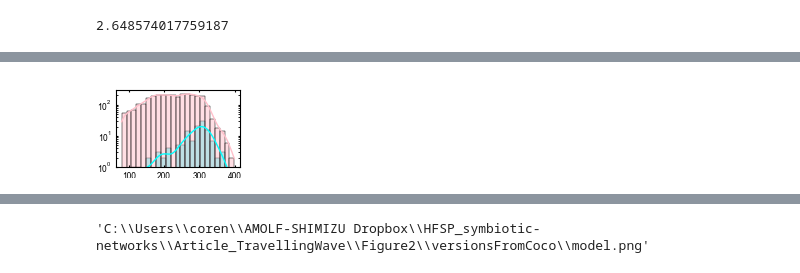
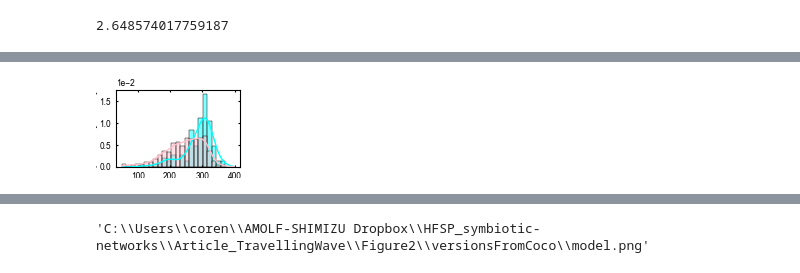
Before and after one commit to Cocopyth/local_amf, a Jupyter notebook: data/Figures_paper/Final_figure/Figure3.ipynb, the cells around one changed output, grey strips where cells are left out. Drawn from its saved outputs; the diff is of its cells as text; code cells hidden in the pictures.

```diff
--- a/data/Figures_paper/Final_figure/Figure3.ipynb
+++ b/data/Figures_paper/Final_figure/Figure3.ipynb
@@ -444,3 +477,27 @@ plt.savefig(os.path.join(path_figure,'Figure3C.pdf'), bbox_inches='tight',transp
+# %%
+def select_movement(plate_id, time_hypha_info, min_num_occ=1):
+    time_hypha_plate = time_hypha_info.loc[time_hypha_info["unique_id"] == plate_id]
+    select = time_hypha_plate
+    max_speeds = select.groupby("end").max()["speed"]
+    correct_tracks = max_speeds.loc[max_speeds <= 450]
+    select = select.loc[select["end"].isin(correct_tracks.index)]
+    select = select.loc[select["distance_final_pos"] >= 1500]
+    select = select.loc[select["speed"].between(50, 400)]
+    select = select.loc[select["in_ROI"] == "True"]
+    num_occ = select.groupby("end").count()["speed"]
+    correct_tracks = num_occ.loc[num_occ >= min_num_occ]
+    select = select.loc[select["end"].isin(correct_tracks.index)]
+    select_movements = select
+    return select_movements
+
+
+def get_average_time_data(plate_id, time_hypha_info, min_num_occ=1):
+    select_movements = select_movement(plate_id, time_hypha_info, min_num_occ)
+    group = select_movements.groupby(["time_since_begin_h"])["speed"]
+    data = group.median()
+    dy = group.std() / np.sqrt(group.count())
+
+    return (data, dy, select_movements)
 # %%
 plate_id = '94_20201123'
 plate_id_int = int(plate_id)
@@ -468,14 +631,16 @@ np.mean(select['speed'])
 fig,ax = plt.subplots(figsize=(width,height))
 
 sns.set_palette(['pink', 'cyan', 'blue'])
-g  = sns.histplot(data=select,x ='speed', kde=True,color="grey",hue = "is_hull_pusher",common_norm=False,ax=ax)
+g  = sns.histplot(data=select,x ='speed', kde=True,color="grey",hue = "is_hull_pusher",common_norm=False,ax=ax,stat="density")
 ax.legend().remove()
 ax.set_xlabel("growth speed ($\mu m.hour^{-1}$)")
-ax.set_yscale("log")
-ax.set_ylim(1,300)
+ax.set_ylabel("probability density")
+
+# ax.set_yscale("log")
+# ax.set_ylim(1,300)
 ax.xaxis.labelpad = 1
 ax.yaxis.labelpad = 1
-# plt.tight_layout()
+ax.ticklabel_format(style='sci', axis='y', scilimits=(0,0))
 
 
 # plt.savefig(os.path.join(path_figure,'Figure3B.png'))
@@ -487,3 +652,3 @@ plt.savefig(os.path.join(path_figure,'Figure3B.pdf'), bbox_inches='tight',transp
-[figure, old version]
+[figure, new version]
 # %%
 
```
Also changed, not shown: parts of 19 cells of this notebook, 4 other files.
